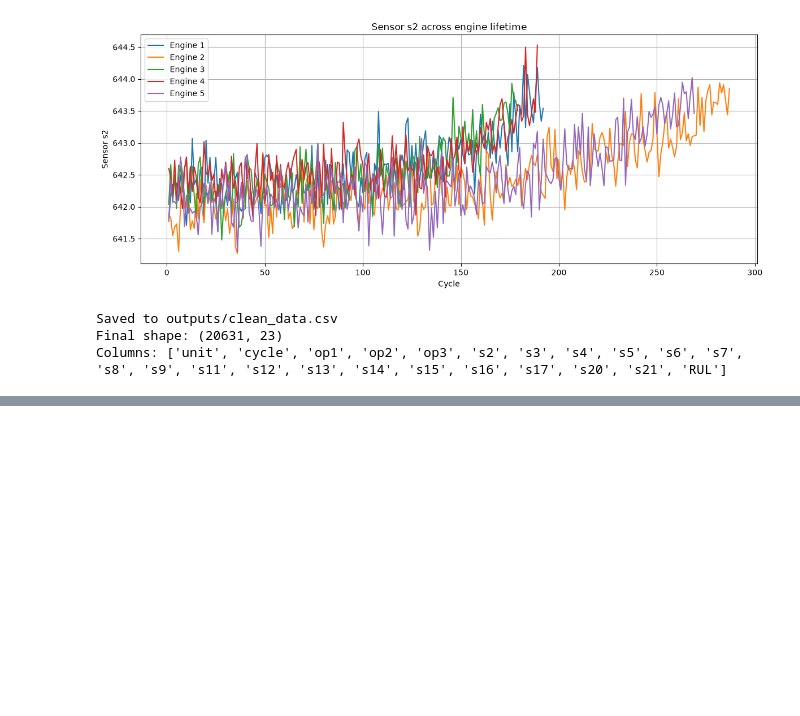
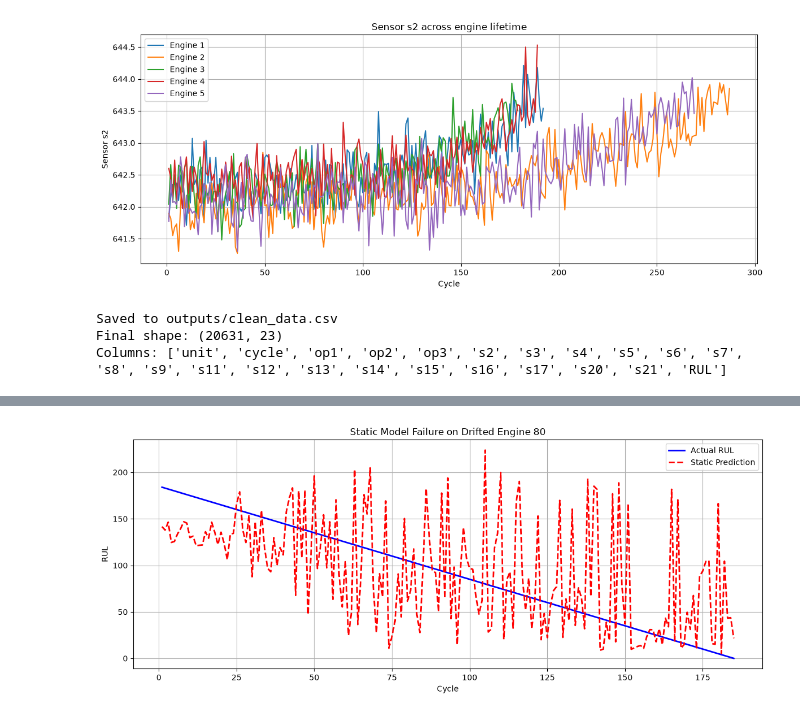
Before and after one commit to akash346673/continual-learning-industrial, a Jupyter notebook: notebooks/continual_learning_project.ipynb, the cells around one changed output, grey strips where cells are left out. Cells and saved outputs as stored; diff of their text form; code cells hidden in the pictures; blank space fills up the shorter version.

```diff
--- a/notebooks/continual_learning_project.ipynb
+++ b/notebooks/continual_learning_project.ipynb
@@ -108,0 +293,17 @@ Columns: ['unit', 'cycle', 'op1', 'op2', 'op3', 's2', 's3', 's4', 's5', 's6', 's
+# %%
+# Group drifted test data by cycle buckets and compute RMSE per bucket
+# This is the foundation for the final comparison graph
+
+drifted_test_df = drifted_test_df.copy()
+drifted_test_df['static_pred'] = static_model.predict(X_test_drifted)
+drifted_test_df['error'] = drifted_test_df['static_pred'] - drifted_test_df['RUL']
+drifted_test_df['error_sq'] = drifted_test_df['error'] ** 2
+
+# Bin cycles into ranges
+bins = [0, 50, 100, 150, 200, 250, 300, 400]
+drifted_test_df['cycle_bin'] = pd.cut(drifted_test_df['cycle'], bins=bins)
+
+static_per_bin = drifted_test_df.groupby('cycle_bin', observed=True)['error_sq'].mean().apply(np.sqrt)
+
+print("Static Model RMSE per cycle range:")
+print(static_per_bin.round(2))
@@ -108,0 +321,20 @@ Columns: ['unit', 'cycle', 'op1', 'op2', 'op3', 's2', 's3', 's4', 's5', 's6', 's
+# %%
+plt.figure(figsize=(12, 5))
+
+# Plot actual RUL vs predicted RUL for drifted test data
+sample_engine = test_units[0]
+sample = drifted_test_df[drifted_test_df['unit'] == sample_engine].sort_values('cycle')
+
+plt.plot(sample['cycle'], sample['RUL'], label='Actual RUL', color='blue', linewidth=2)
+plt.plot(sample['cycle'], sample['static_pred'], label='Static Prediction', color='red', linestyle='--', linewidth=2)
+
+plt.xlabel('Cycle')
+plt.ylabel('RUL')
+plt.title(f'Static Model Failure on Drifted Engine {sample_engine}')
+plt.legend()
+plt.grid(True)
+plt.tight_layout()
+plt.savefig('../outputs/static_model_failure.png', dpi=120)
+plt.show()
+# %% [output]
+[figure, added]
```
Also changed, not shown: parts of 10 cells of this notebook, 2 other files.
